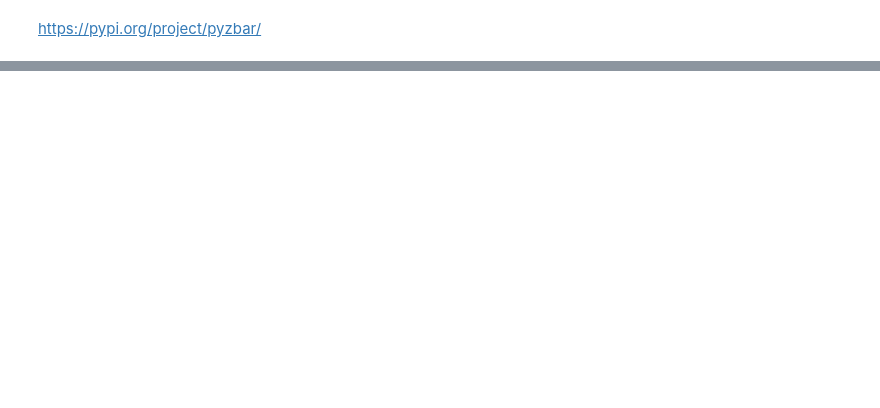
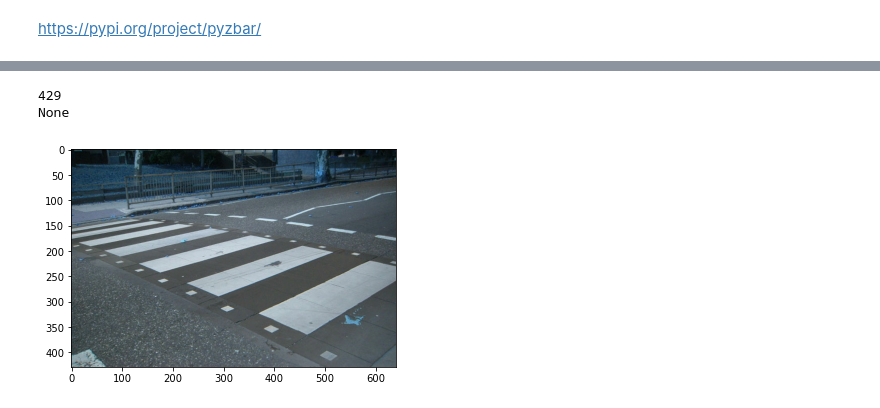
Before and after one commit to adomakor412/ComputerVision, a Jupyter notebook: App_Zebra_Crossing_Detection/TheWay_TheTruth_TheLife.ipynb, the cells around one changed output, grey strips where cells are left out. Cells and saved outputs as stored; diff of their text form; code cells hidden in the pictures; blank space fills up the shorter version.

```diff
--- a/App_Zebra_Crossing_Detection/TheWay_TheTruth_TheLife.ipynb
+++ b/App_Zebra_Crossing_Detection/TheWay_TheTruth_TheLife.ipynb
@@ -96,0 +201,14 @@ ImportError: Unable to find zbar shared library
+# %%
+image = cv2.imread('testImages/zebra-crossing-2.jpg')
+print(len(image))
+
+if box:
+    sampImg = cv2.drawContours(image, [box], -1, (0, 255, 0), 2)
+    plt.imshow(sampImg)
+else:
+    print(box)
+    plt.imshow(image)
+# %% [output]
+429
+None
+[figure, added]
```
Also changed, not shown: parts of 9 cells of this notebook, 14 other files.
